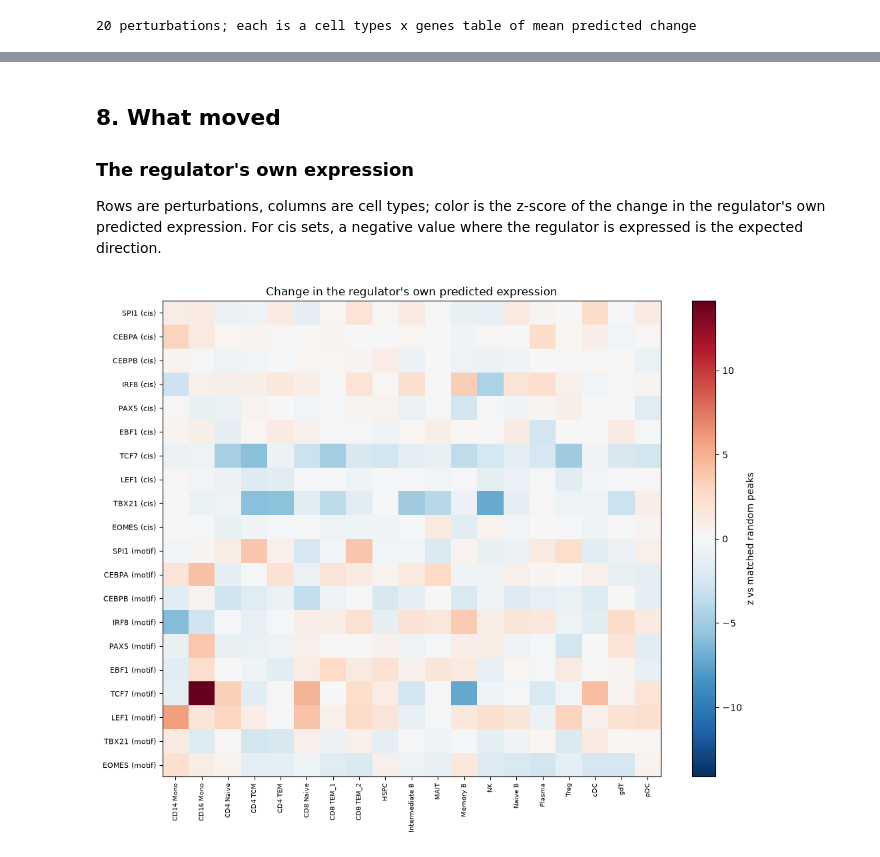
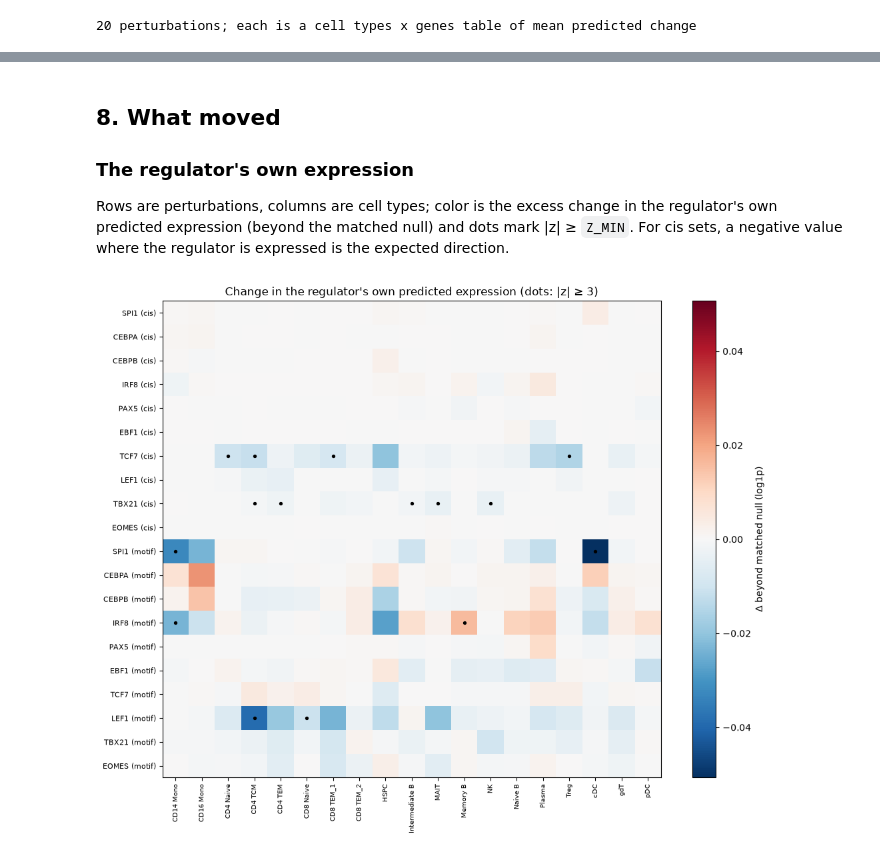
Before and after one commit to Ashford-A/UniVI, a Jupyter notebook: docs/tutorials/experimental/tf_perturbation_multiome.ipynb, the cells around one changed output, grey strips where cells are left out. Drawn from its saved outputs; the diff is of its cells as text; code cells hidden in the pictures.

```diff
--- a/docs/tutorials/experimental/tf_perturbation_multiome.ipynb
+++ b/docs/tutorials/experimental/tf_perturbation_multiome.ipynb
@@ -538,8 +606,18 @@ decodes; the first line checks that it reproduces `predict_feature_perturbation`
 # %%
 X_test = sp.csr_matrix(test["atac"].X)
-freq_model = peak_freq.loc[model_peaks].to_numpy()
-freq_bin = pd.qcut(pd.Series(freq_model).rank(method="first"), 10, labels=False).to_numpy()
 name_to_col = pd.Series(np.arange(len(model_peaks)), index=model_peaks)
+
+
+def qbin(values, q):
+    return pd.qcut(pd.Series(np.asarray(values)).rank(method="first"), q, labels=False).to_numpy()
+
+
+width_model = (peaks_all.loc[model_peaks, "end"] - peaks_all.loc[model_peaks, "start"]).to_numpy()
+stratum = qbin(peak_freq.loc[model_peaks], 10) * 3 + qbin(width_model, 3)
+if peak_gc is not None:
+    stratum = stratum * 3 + qbin(peak_gc.loc[model_peaks].fillna(peak_gc.median()), 3)
+print(f"null strata: {len(np.unique(stratum))} (accessibility x width"
+      f"{' x GC' if peak_gc is not None else ''})")
 
 
 def closed_delta(cols):
@@ -554,10 +632,14 @@ assert np.allclose(closed_delta(name_to_col[peak_sets[first]].to_numpy()), delta
 
 
 def matched_random_sets(cols, n, rng):
+    """Random peak sets with the same number of peaks as `cols` in every stratum (excluding `cols`)."""
     cols = np.asarray(cols)
-    need = pd.Series(freq_bin[cols]).value_counts()
-    pool = {b: np.setdiff1d(np.flatnonzero(freq_bin == b), cols) for b in need.index}
-    return [np.concatenate([rng.choice(pool[b], size=int(c), replace=False) for b, c in need.items()])
+    need = pd.Series(stratum[cols]).value_counts()
+    pool = {b: np.setdiff1d(np.flatnonzero(stratum == b), cols) for b in need.index}
+    short = [b for b, c in need.items() if len(pool[b]) < c]
+    if short:
+        print(f"  {len(short)} strata have fewer spare peaks than needed; sampling those with replacement")
+    return [np.concatenate([rng.choice(pool[b], size=int(c), replace=len(pool[b]) < c) for b, c in need.items()])
             for _ in range(n)]
 
 
@@ -568,7 +650,9 @@ for key, peaks in peak_sets.items():
                       for c in matched_random_sets(name_to_col[peaks].to_numpy(), N_NULL, rng)])
     null_mean[key] = pd.DataFrame(draws.mean(0), index=cell_types, columns=test_rna.var_names)
     null_sd[key] = pd.DataFrame(draws.std(0, ddof=1), index=cell_types, columns=test_rna.var_names)
-    zscores[key] = (effects[key] - null_mean[key]) / (null_sd[key] + 1e-8)
+    s0 = null_sd[key].median(axis=1)                                  # one floor per cell type
+    zscores[key] = (effects[key] - null_mean[key]).div(null_sd[key].add(s0, axis=0) + 1e-12)
     null_self[key] = pd.DataFrame(draws[:, :, test_rna.var_names.get_loc(key[0])], columns=cell_types)
     print(f"{key}: null done")
+excess = {key: effects[key] - null_mean[key] for key in peak_sets}   # effect beyond the matched null
 # %% [output]
@@ -619,22 +708,25 @@ plt.show()
 
 ### The regulator's own expression
 
-Rows are perturbations, columns are cell types; color is the z-score of the change in the regulator's
-own predicted expression. For cis sets, a negative value where the regulator is expressed is the
-expected direction.
+Rows are perturbations, columns are cell types; color is the excess change in the regulator's own
+predicted expression (beyond the matched null) and dots mark |z| ≥ `Z_MIN`. For cis sets, a negative
+value where the regulator is expressed is the expected direction.
 # %%
+self_excess = pd.DataFrame({f"{tf} ({kind})": excess[(tf, kind)][tf] for (tf, kind) in peak_sets}).T
 self_z = pd.DataFrame({f"{tf} ({kind})": zscores[(tf, kind)][tf] for (tf, kind) in peak_sets}).T
-fig, ax = plt.subplots(figsize=(0.45 * len(cell_types) + 2, 0.35 * len(self_z) + 1.5))
-lim = np.nanmax(np.abs(self_z.to_numpy())) or 1.0
-im = ax.imshow(self_z.to_numpy(), cmap="RdBu_r", vmin=-lim, vmax=lim, aspect="auto")
+fig, ax = plt.subplots(figsize=(0.45 * len(cell_types) + 2, 0.35 * len(self_excess) + 1.5))
+lim = np.nanmax(np.abs(self_excess.to_numpy())) or 1.0
+im = ax.imshow(self_excess.to_numpy(), cmap="RdBu_r", vmin=-lim, vmax=lim, aspect="auto")
+yy, xx = np.nonzero(np.abs(self_z.to_numpy()) >= Z_MIN)
+ax.scatter(xx, yy, s=8, c="k")
 ax.set_xticks(range(len(cell_types)), cell_types, rotation=90, fontsize=7)
-ax.set_yticks(range(len(self_z)), self_z.index, fontsize=8)
-plt.colorbar(im, ax=ax, label="z vs matched random peaks")
-ax.set_title("Change in the regulator's own predicted expression")
+ax.set_yticks(range(len(self_excess)), self_excess.index, fontsize=8)
+plt.colorbar(im, ax=ax, label="Δ beyond matched null (log1p)")
+ax.set_title(f"Change in the regulator's own predicted expression (dots: |z| ≥ {Z_MIN:g})")
 plt.tight_layout()
 plt.show()
 # %% [output]
-[figure, old version]
+[figure, new version]
 # %% [markdown]
 ### Genes that respond beyond the null
 
```
Also changed, not shown: parts of 49 cells of this notebook, 35 other files.
